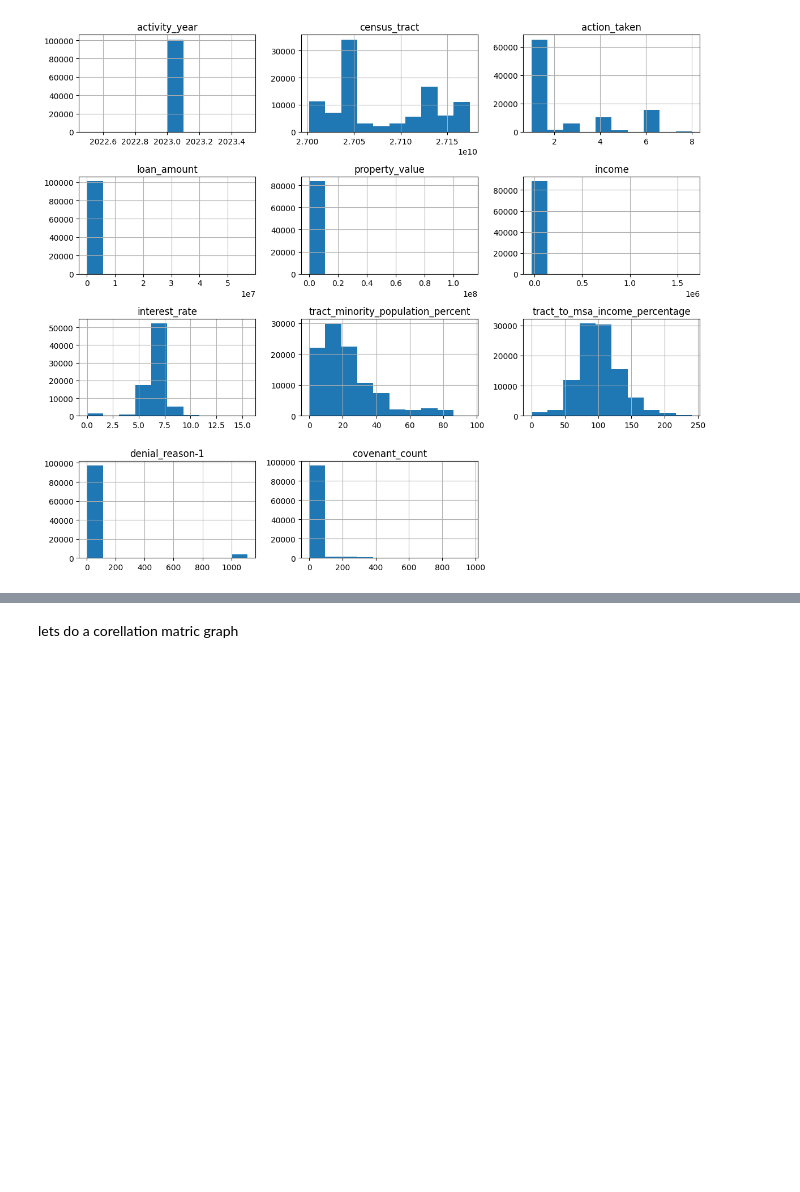
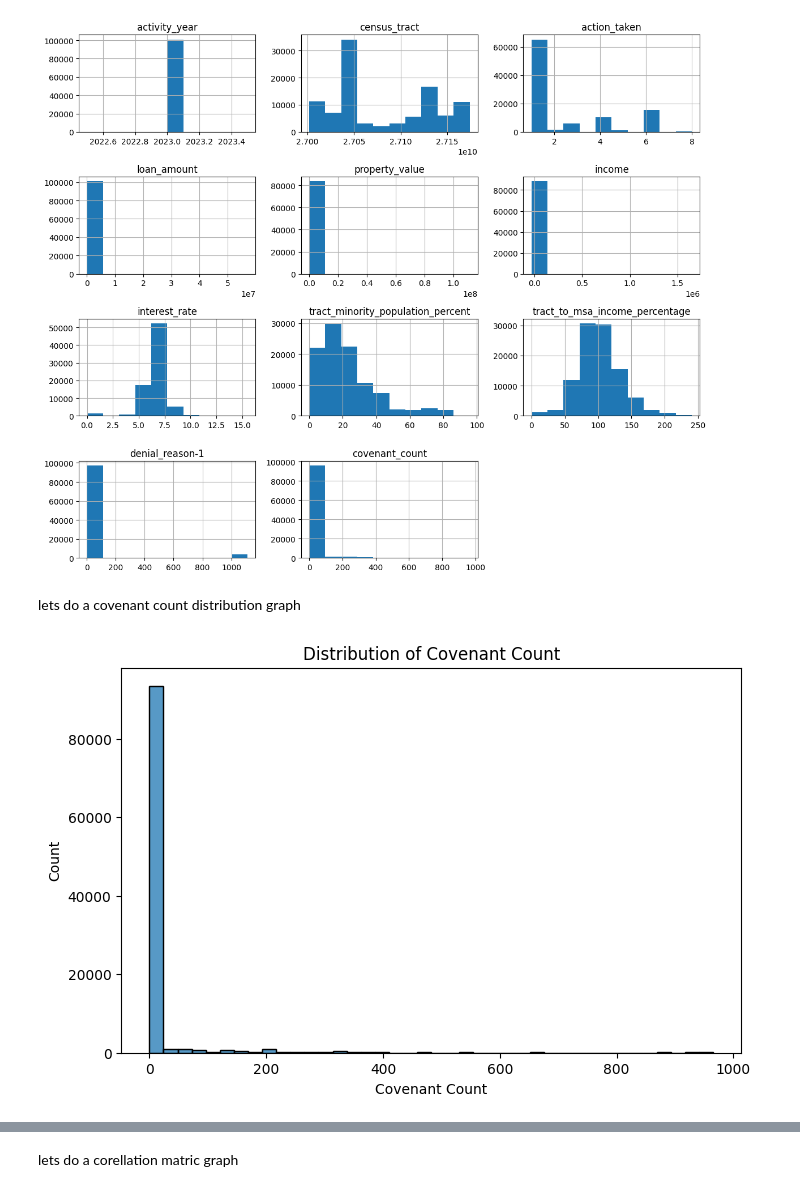
Before and after one commit to 2000031041-ShivaChary196/DATA6550-HOUSING-BIAS, a Jupyter notebook: CODE/VShiva.ipynb, the cells around one changed output, grey strips where cells are left out. Saved outputs shown, nothing was run; the diff lists cells and outputs as text; code cells hidden in the pictures; blank space fills up the shorter version.

Commit message:
i have some errors and have some missing values and some issues with my previous code so i have worked on the code and had some annalys and graphs done

```diff
--- a/CODE/VShiva.ipynb
+++ b/CODE/VShiva.ipynb
@@ -96,0 +99,4 @@ dtype: int64
+# %%
+df['has_covenant'] = df['covenant_count'] > 0
+
+df['has_covenant'].value_counts()
@@ -102,3 +114,15 @@ plt.tight_layout()
 plt.show()
 # %% [output]
 [figure]
+# %% [markdown]
+lets do a covenant count distribution graph
+# %%
+plt.figure(figsize=(8,5))
+
+sns.histplot(df['covenant_count'], bins=40)
+
+plt.title("Distribution of Covenant Count")
+plt.xlabel("Covenant Count")
+plt.show()
+# %% [output]
+[figure, added]
```
Also changed, not shown: parts of 24 cells of this notebook.
